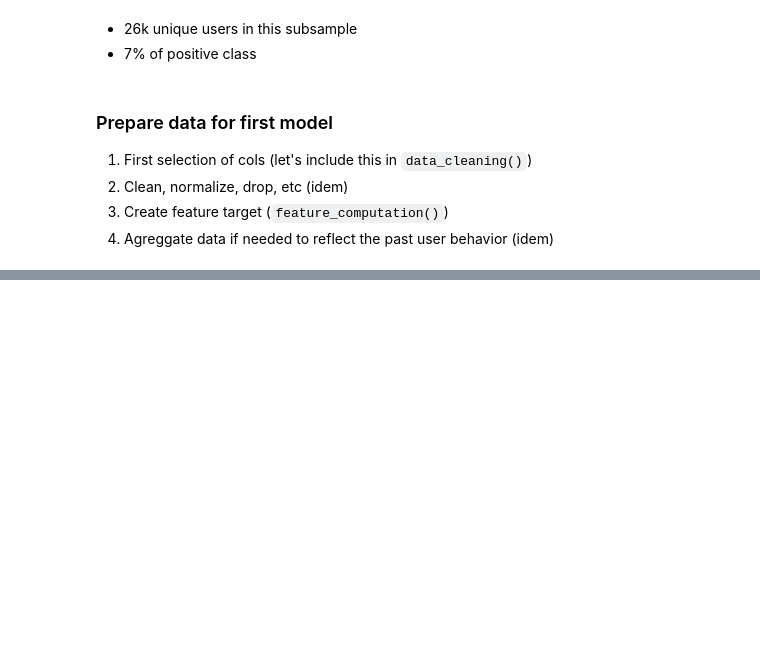
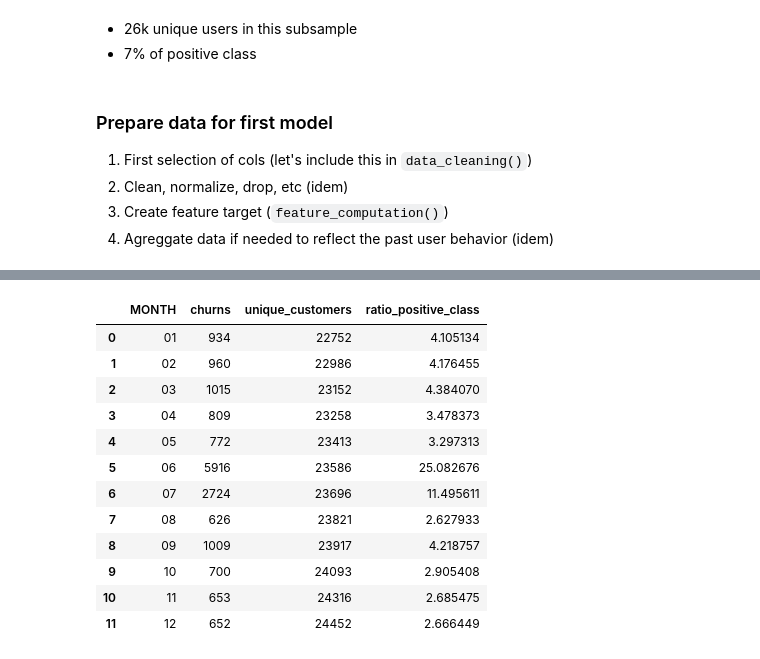
Before and after one commit to Zrive/zrive-ds-4q23-churn, a Jupyter notebook: src/eda/explore_data.ipynb, the cells around one changed output, grey strips where cells are left out. Cells and saved outputs as stored; diff of their text form; code cells hidden in the pictures; blank space fills up the shorter version.

```diff
--- a/src/eda/explore_data.ipynb
+++ b/src/eda/explore_data.ipynb
@@ -244,0 +310,25 @@ target_col = ['NUM_DAYS_LINE_TYPE_FIXE_POST_DEA']
+# %%
+grouped = sample.groupby('MONTH')
+
+churns = grouped.apply(lambda x: x[x['NUM_DAYS_LINE_TYPE_FIXE_POST_DEA'] > 0]['customer_id'].nunique())
+unique_customers = grouped['customer_id'].nunique()
+result = pd.DataFrame({
+    'churns': churns,
+    'unique_customers': unique_customers
+}).reset_index()
+result['ratio_positive_class'] = result['churns'] / result['unique_customers'] * 100
+result
+# %% [output]
+|  | MONTH | churns | unique_customers | ratio_positive_class |
+| 0 | 01 | 934 | 22752 | 4.105134 |
+| 1 | 02 | 960 | 22986 | 4.176455 |
+| 2 | 03 | 1015 | 23152 | 4.384070 |
+| 3 | 04 | 809 | 23258 | 3.478373 |
+| 4 | 05 | 772 | 23413 | 3.297313 |
+| 5 | 06 | 5916 | 23586 | 25.082676 |
+| 6 | 07 | 2724 | 23696 | 11.495611 |
+| 7 | 08 | 626 | 23821 | 2.627933 |
+| 8 | 09 | 1009 | 23917 | 4.218757 |
+| 9 | 10 | 700 | 24093 | 2.905408 |
+| 10 | 11 | 653 | 24316 | 2.685475 |
+| 11 | 12 | 652 | 24452 | 2.666449 |
```
Also changed, not shown: parts of 23 cells of this notebook, 2 other files.
